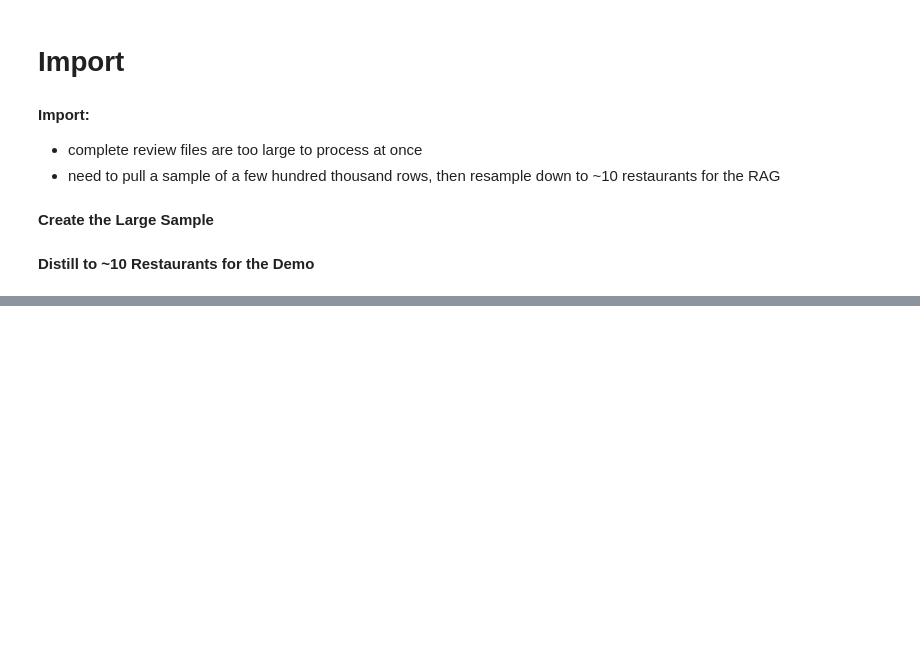
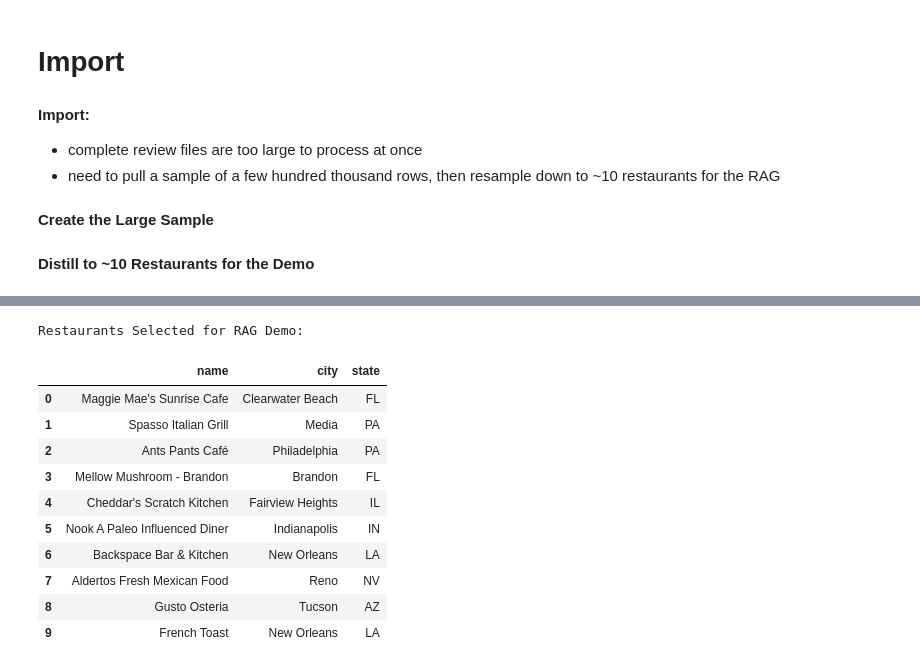
Before and after one commit to jtolsma1/yelp_rag, a Jupyter notebook: notebooks/01_import_reviews.ipynb, the cells around one changed output, grey strips where cells are left out. Saved outputs shown, nothing was run; the diff lists cells and outputs as text; code cells hidden in the pictures; blank space fills up the shorter version.

```diff
--- a/notebooks/01_import_reviews.ipynb
+++ b/notebooks/01_import_reviews.ipynb
@@ -72,0 +60,3 @@ Name: categories, Length: 464172, dtype: object
+# %%
+pd.set_option("display.max_columns",None)
+pd.set_option("display.max_colwidth",None)
@@ -72,0 +77,18 @@ Name: categories, Length: 464172, dtype: object
+# %%
+selected_ids = ids_array[ids_array > 100].sample(10,random_state = 5).index.tolist()
+reviews_df = reviews_sample[reviews_sample["business_id"].isin(selected_ids)]
+print("Restaurants Selected for RAG Demo:")
+reviews_df[["name","city","state"]].drop_duplicates(subset = "name").reset_index(drop = True)
+# %% [output]
+Restaurants Selected for RAG Demo:
+|  | name | city | state |
+| 0 | Maggie Mae's Sunrise Cafe | Clearwater Beach | FL |
+| 1 | Spasso Italian Grill | Media | PA |
+| 2 | Ants Pants Café | Philadelphia | PA |
+| 3 | Mellow Mushroom - Brandon | Brandon | FL |
+| 4 | Cheddar's Scratch Kitchen | Fairview Heights | IL |
+| 5 | Nook A Paleo Influenced Diner | Indianapolis | IN |
+| 6 | Backspace Bar & Kitchen | New Orleans | LA |
+| 7 | Aldertos Fresh Mexican Food | Reno | NV |
+| 8 | Gusto Osteria | Tucson | AZ |
+| 9 | French Toast | New Orleans | LA |
```
Also changed, not shown: parts of 9 cells of this notebook.
